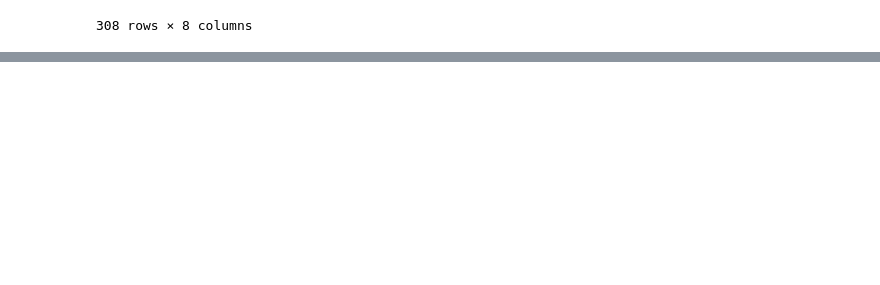
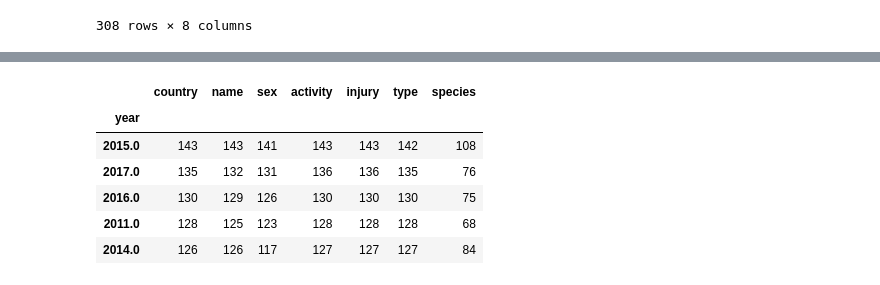
Before and after one commit to LucasAPerfeito/Project-Shark-Attack, a Jupyter notebook: Projeto - Shark Attack.ipynb, the cells around one changed output, grey strips where cells are left out. Drawn from its saved outputs; the diff is of its cells as text; code cells hidden in the pictures; blank space fills up the shorter version.

```diff
--- a/Projeto - Shark Attack.ipynb
+++ b/Projeto - Shark Attack.ipynb
@@ -708,0 +680,10 @@ dicionario1 = {'white' : 'white shark', 'tiger' : 'tiger shark', 'shortfin' : 'm
+# %%
+df3.groupby('year').count().sort_values(by = 'country', ascending = False).head(5)
+# %% [output]
+|  | country | name | sex | activity | injury | type | species |
+| year |  |  |  |  |  |  |  |
+| 2015.0 | 143 | 143 | 141 | 143 | 143 | 142 | 108 |
+| 2017.0 | 135 | 132 | 131 | 136 | 136 | 135 | 76 |
+| 2016.0 | 130 | 129 | 126 | 130 | 130 | 130 | 75 |
+| 2011.0 | 128 | 125 | 123 | 128 | 128 | 128 | 68 |
+| 2014.0 | 126 | 126 | 117 | 127 | 127 | 127 | 84 |
```
Also changed, not shown: parts of 84 cells of this notebook.
